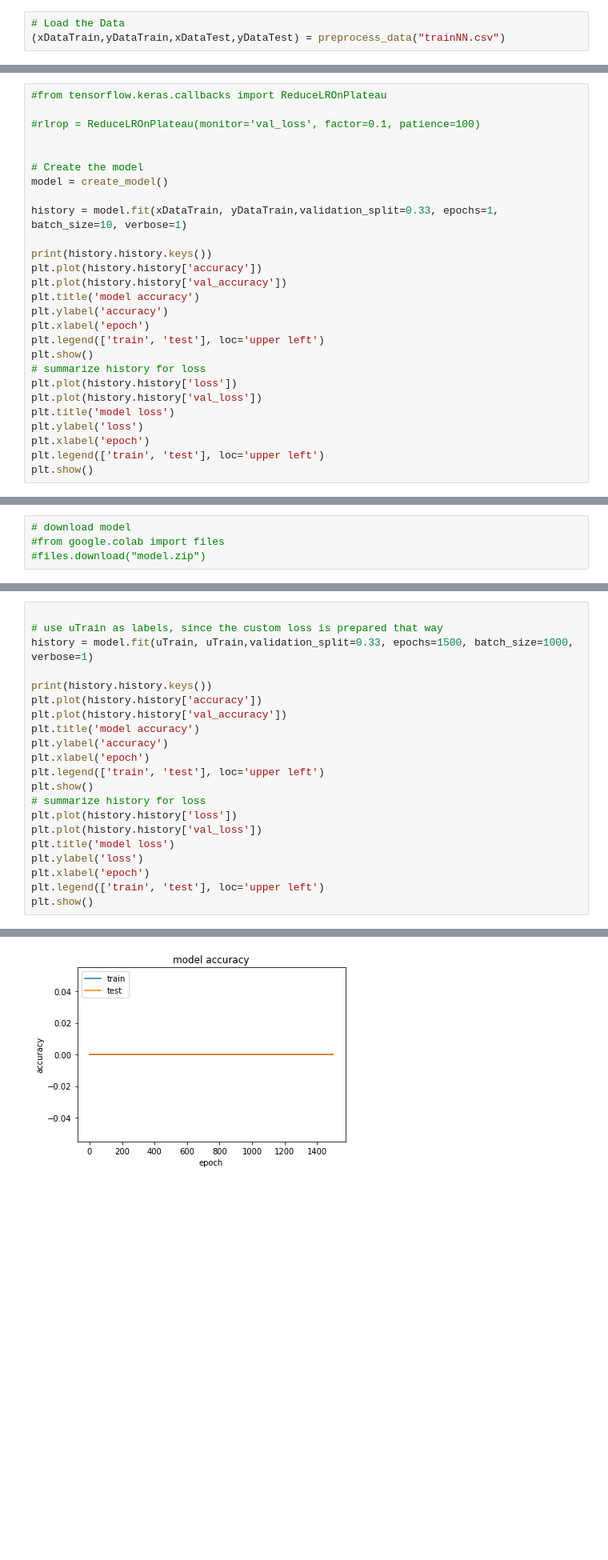
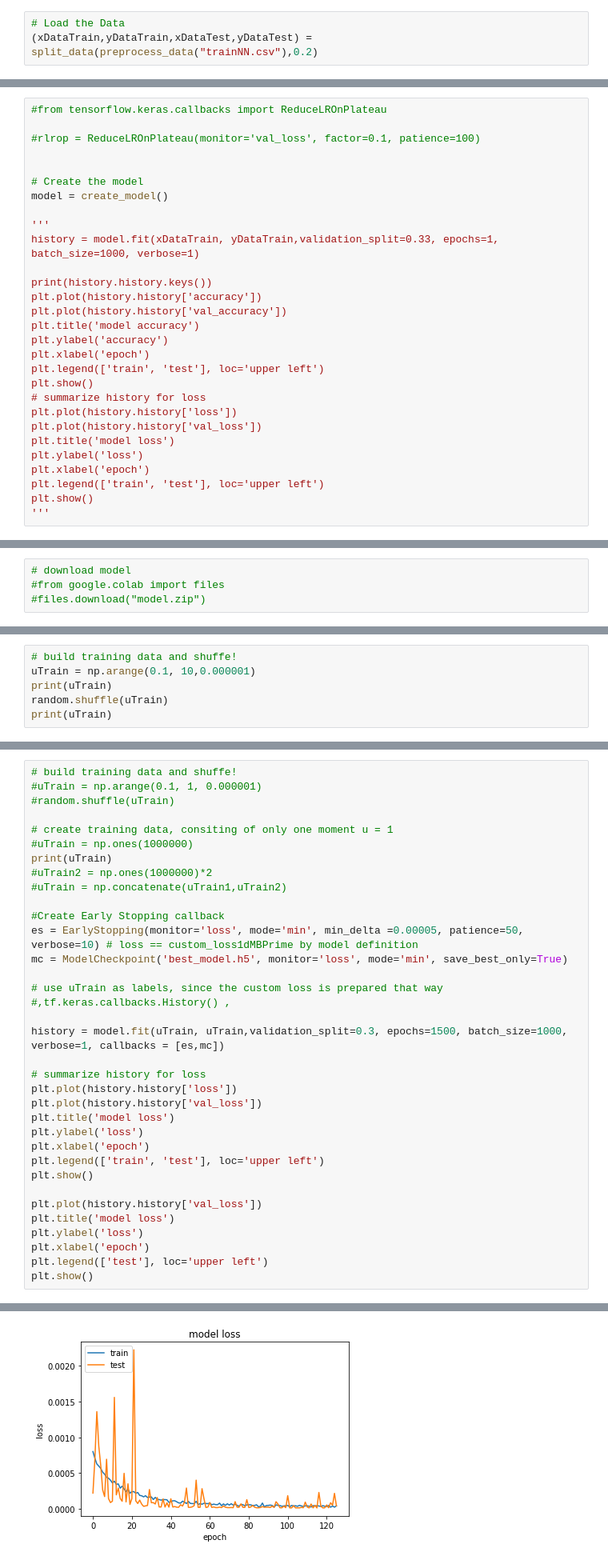
Before and after one commit to CSMMLab/KiT-RT, a Jupyter notebook: code/python/neural_entropy/EntropyTrainer.ipynb, the cells around one changed output, grey strips where cells are left out. Shown: that part at 80% size. Drawn from its saved outputs; the diff is of its cells as text; blank space fills up the shorter version.

```diff
--- a/code/python/neural_entropy/EntropyTrainer.ipynb
+++ b/code/python/neural_entropy/EntropyTrainer.ipynb
@@ -71,7 +88,7 @@ def preprocess_data(filename):
 Review Training Data
 # %%
 # Load the Data
-(xDataTrain,yDataTrain,xDataTest,yDataTest) = preprocess_data("trainNN.csv")
+(xDataTrain,yDataTrain,xDataTest,yDataTest) = split_data(preprocess_data("trainNN.csv"),0.2)
 # %% [markdown]
 ## Start the Neural Network ##
 First, load the needed python modules
@@ -150,7 +167,8 @@ _________________________________________________________________
 # Create the model
 model = create_model()
 
-history = model.fit(xDataTrain, yDataTrain,validation_split=0.33, epochs=1, batch_size=10, verbose=1)
+'''
+history = model.fit(xDataTrain, yDataTrain,validation_split=0.33, epochs=1, batch_size=1000, verbose=1)
 
 print(history.history.keys())
 plt.plot(history.history['accuracy'])
@@ -168,6 +186,7 @@ plt.ylabel('loss')
 plt.xlabel('epoch')
 plt.legend(['train', 'test'], loc='upper left')
 plt.show()
+'''
 # %% [output]
 Model: "sequential_1"
 _________________________________________________________________
@@ -356,3 +383,9 @@ Total params: 641
 Trainable params: 641
 Non-trainable params: 0
 _________________________________________________________________
+# %%
+# build training data and shuffe!
+uTrain = np.arange(0.1, 10,0.000001)
+print(uTrain)
+random.shuffle(uTrain)
+print(uTrain)
@@ -359,16 +402,23 @@ _________________________________________________________________
 # %%
+# build training data and shuffe!
+#uTrain = np.arange(0.1, 1, 0.000001)
+#random.shuffle(uTrain)
+
+# create training data, consiting of only one moment u = 1
+#uTrain = np.ones(1000000)
+print(uTrain)
+#uTrain2 = np.ones(1000000)*2
+#uTrain = np.concatenate(uTrain1,uTrain2)
+
+#Create Early Stopping callback
+es = EarlyStopping(monitor='loss', mode='min', min_delta =0.00005, patience=50, verbose=10) # loss == custom_loss1dMBPrime by model definition
+mc = ModelCheckpoint('best_model.h5', monitor='loss', mode='min', save_best_only=True)
 
 # use uTrain as labels, since the custom loss is prepared that way
-history = model.fit(uTrain, uTrain,validation_split=0.33, epochs=1500, batch_size=1000, verbose=1)
+#,tf.keras.callbacks.History() ,
 
-print(history.history.keys())
-plt.plot(history.history['accuracy'])
-plt.plot(history.history['val_accuracy'])
-plt.title('model accuracy')
-plt.ylabel('accuracy')
-plt.xlabel('epoch')
-plt.legend(['train', 'test'], loc='upper left')
-plt.show()
+history = model.fit(uTrain, uTrain,validation_split=0.3, epochs=1500, batch_size=1000, verbose=1, callbacks = [es,mc])
+
 # summarize history for loss
 plt.plot(history.history['loss'])
 plt.plot(history.history['val_loss'])
@@ -377,4 +427,11 @@ plt.ylabel('loss')
 plt.xlabel('epoch')
 plt.legend(['train', 'test'], loc='upper left')
 plt.show()
+
+plt.plot(history.history['val_loss'])
+plt.title('model loss')
+plt.ylabel('loss')
+plt.xlabel('epoch')
+plt.legend(['test'], loc='upper left')
+plt.show()
 # %% [output]
@@ -382 +455 @@ dict_keys(['loss', 'accuracy', 'val_loss', 'val_accuracy'])
-[figure, old version]
+[figure, new version]
```
Also changed, not shown: parts of 17 cells of this notebook, 1 other file.
